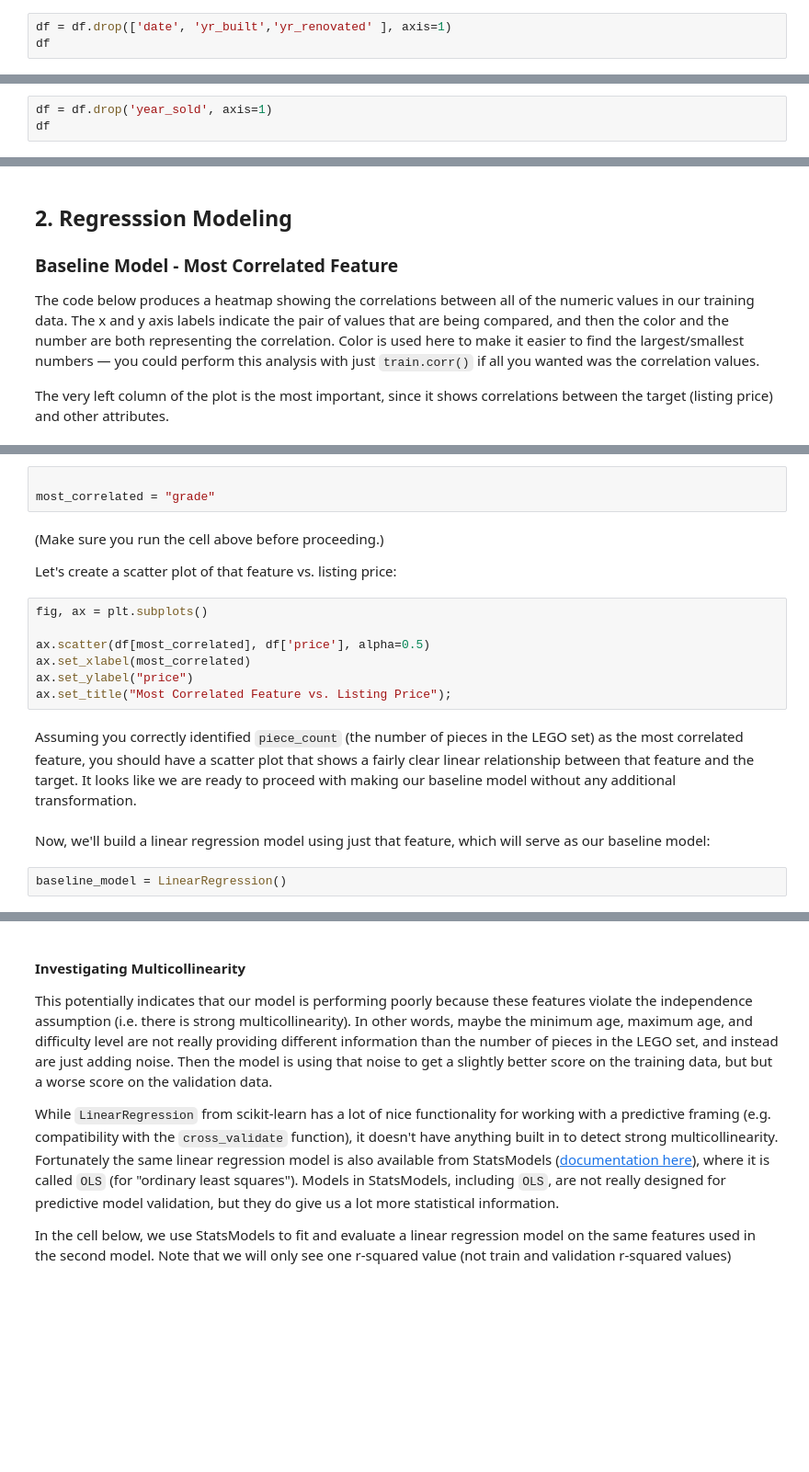
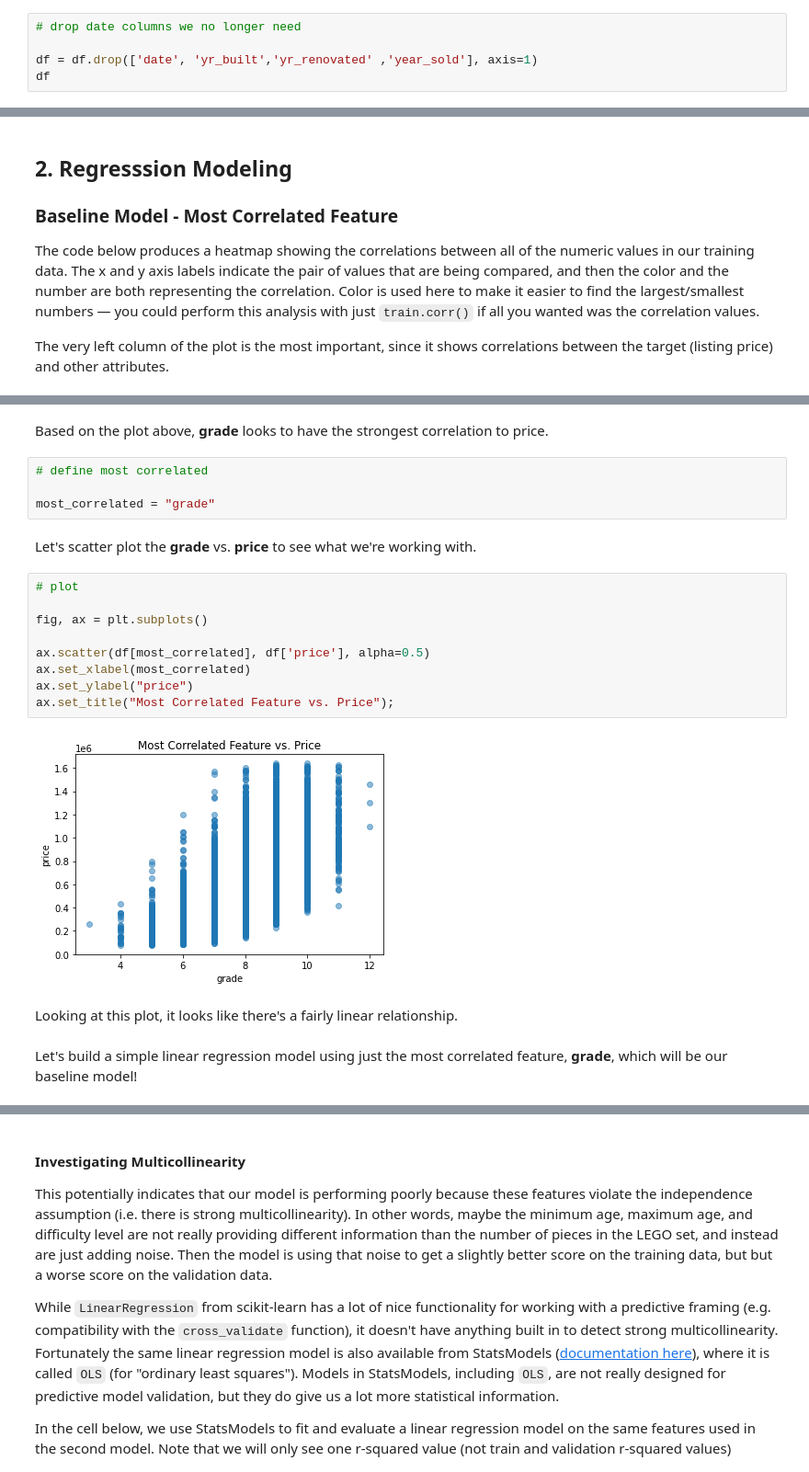
Before and after one commit to vict0rkang/dsc-phase-2-project-v2-3, a Jupyter notebook: index.ipynb, the cells around one changed output, grey strips where cells are left out. Shown at 92% size. Drawn from its saved outputs; the diff is of its cells as text; blank space fills up the shorter version.

```diff
--- a/index.ipynb
+++ b/index.ipynb
@@ -564,3 +676,5 @@ df.info()
 # %%
-df = df.drop(['date', 'yr_built','yr_renovated' ], axis=1)
+# drop date columns we no longer need
+
+df = df.drop(['date', 'yr_built','yr_renovated' ,'year_sold'], axis=1)
 df
@@ -615,3 +840,0 @@ df.info()
-# %%
-df = df.drop('year_sold', axis=1)
-df
@@ -706,22 +1170,25 @@ Based on the plot above, which feature is most strongly correlated with the targ
+# %% [markdown]
+Based on the plot above, **grade** looks to have the strongest correlation to price.
 # %%
+# define most correlated
 
 most_correlated = "grade"
-# %% [markdown]
-(Make sure you run the cell above before proceeding.)
-
-Let's create a scatter plot of that feature vs. listing price:
+# %% [markdown]
+Let's scatter plot the **grade** vs. **price** to see what we're working with.
 # %%
+# plot
+
 fig, ax = plt.subplots()
 
 ax.scatter(df[most_correlated], df['price'], alpha=0.5)
 ax.set_xlabel(most_correlated)
 ax.set_ylabel("price")
-ax.set_title("Most Correlated Feature vs. Listing Price");
+ax.set_title("Most Correlated Feature vs. Price");
+# %% [output]
+[figure, added]
-# %% [markdown]
-Assuming you correctly identified `piece_count` (the number of pieces in the LEGO set) as the most correlated feature, you should have a scatter plot that shows a fairly clear linear relationship between that feature and the target. It looks like we are ready to proceed with making our baseline model without any additional transformation.
+# %% [markdown]
+Looking at this plot, it looks like there's a fairly linear relationship.
 # %% [markdown]
 
 
-Now, we'll build a linear regression model using just that feature, which will serve as our baseline model:
+Let's build a simple linear regression model using just the most correlated feature,  **grade**, which will be our baseline model!
-# %%
-baseline_model = LinearRegression()
```
Also changed, not shown: parts of 139 cells of this notebook.
